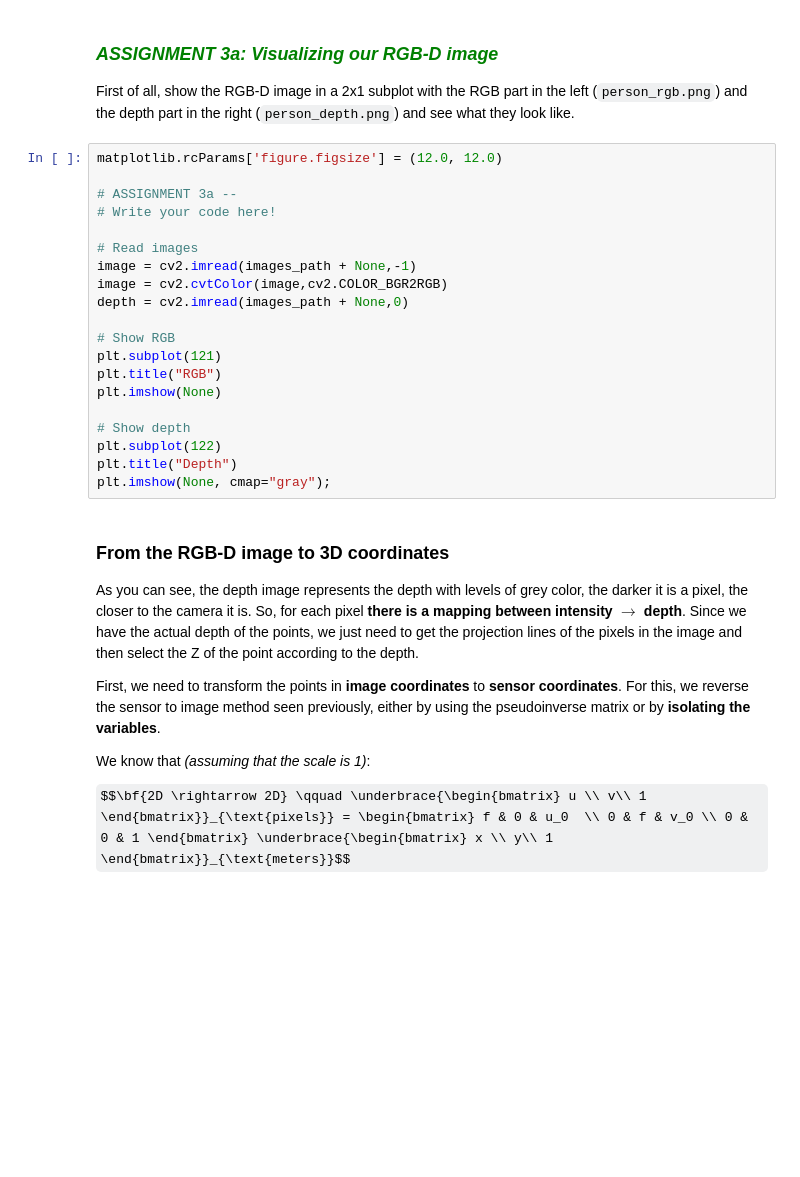
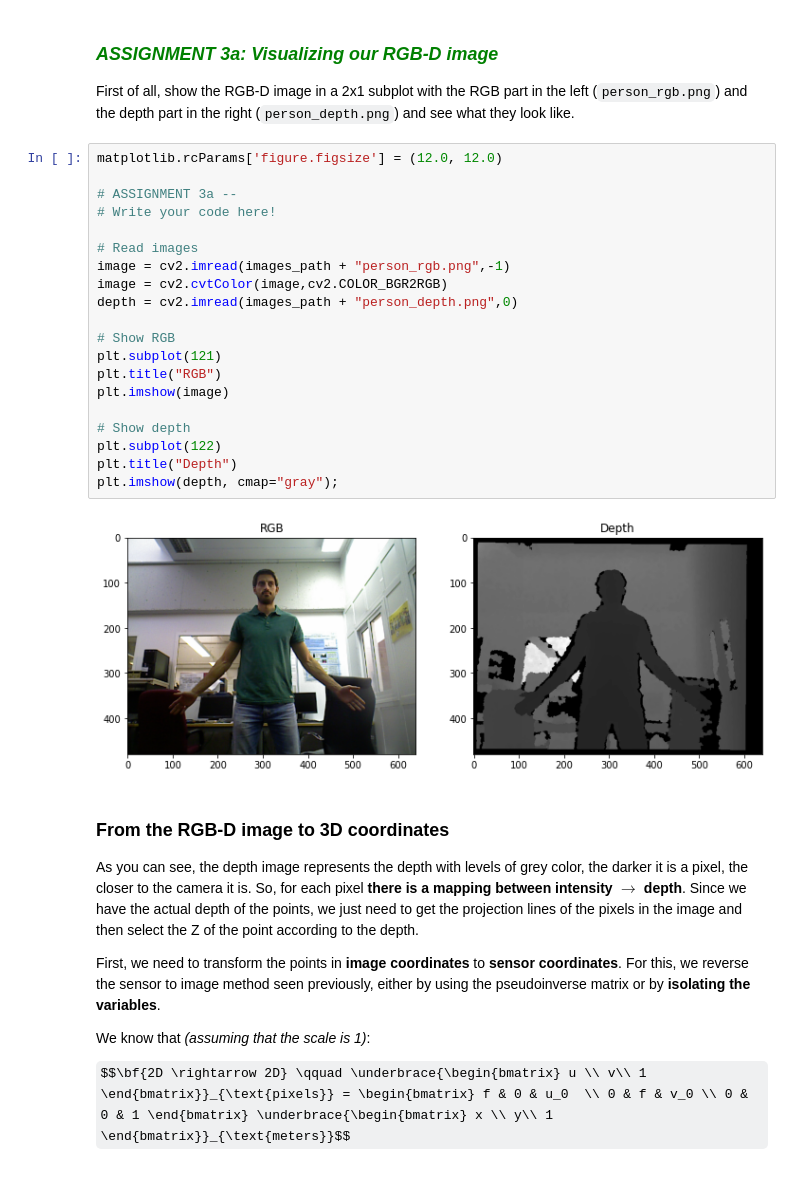
Before and after one commit to rubenjr0/uma_cv_2024, a Jupyter notebook: Chapter 08. Image Formation/8.4 The Camera model.ipynb, the cells around one changed output. Saved outputs shown, nothing was run; the diff lists cells and outputs as text; some formulas as TeX source; blank space fills up the shorter version.

```diff
--- a/Chapter 08. Image Formation/8.4 The Camera model.ipynb
+++ b/Chapter 08. Image Formation/8.4 The Camera model.ipynb
@@ -390,23 +390,25 @@ First of all, show the RGB-D image in a 2x1 subplot with the RGB part in the lef
 # %%
 matplotlib.rcParams['figure.figsize'] = (12.0, 12.0)
 
 # ASSIGNMENT 3a --
 # Write your code here!
 
 # Read images
-image = cv2.imread(images_path + None,-1)
+image = cv2.imread(images_path + "person_rgb.png",-1)
 image = cv2.cvtColor(image,cv2.COLOR_BGR2RGB)
-depth = cv2.imread(images_path + None,0)
+depth = cv2.imread(images_path + "person_depth.png",0)
 
 # Show RGB
 plt.subplot(121)
 plt.title("RGB")
-plt.imshow(None)
+plt.imshow(image)
 
 # Show depth
 plt.subplot(122)
 plt.title("Depth")
-plt.imshow(None, cmap="gray");
+plt.imshow(depth, cmap="gray");
+# %% [output]
+[figure, added]
 # %% [markdown]
 ### From the RGB-D image to 3D coordinates
 
```
Also changed, not shown: parts of 7 cells of this notebook, 4 other files.
